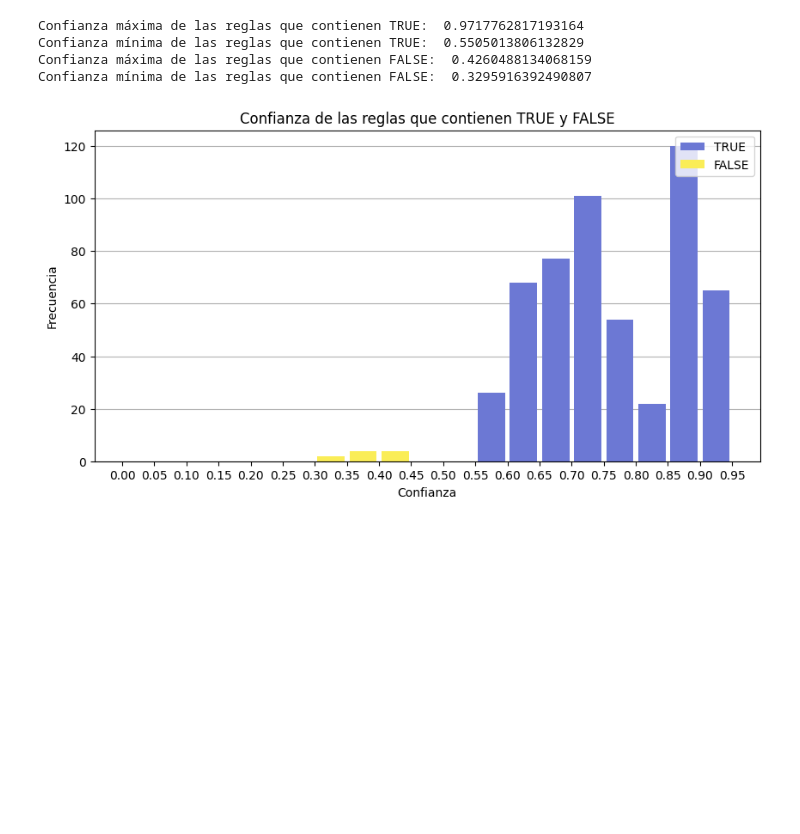
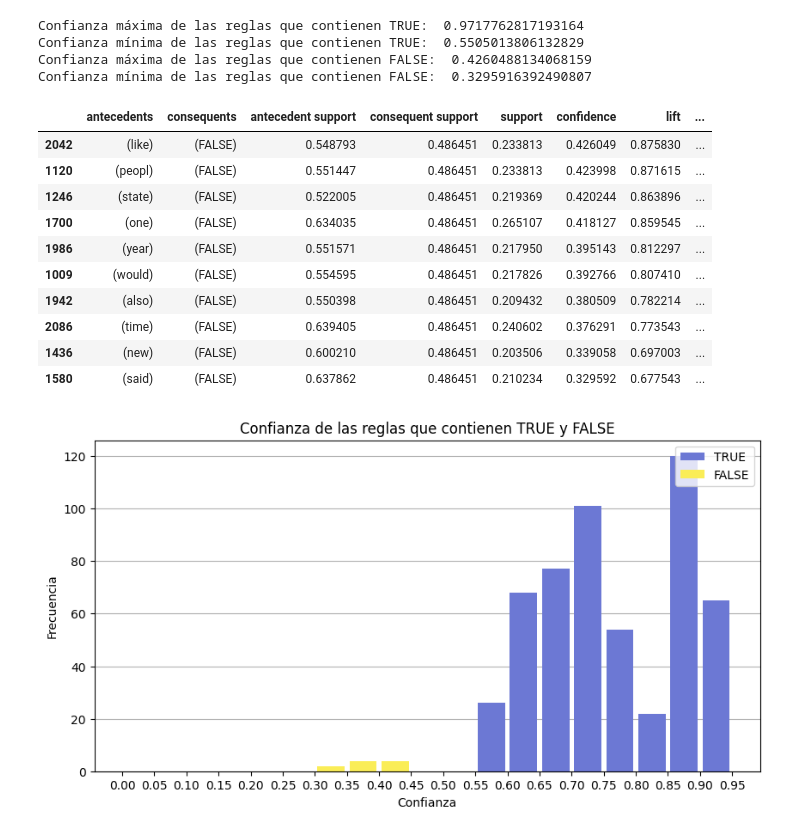
Before and after one commit to jose-jac/TFG, a Jupyter notebook: code/bayesian_network.ipynb, the cells around one changed output. Cells and saved outputs as stored; diff of their text form; code cells hidden in the pictures; blank space fills up the shorter version.

```diff
--- a/code/bayesian_network.ipynb
+++ b/code/bayesian_network.ipynb
@@ -215,6 +215,20 @@ Confianza máxima de las reglas que contienen TRUE:  0.9717762817193164
 Confianza mínima de las reglas que contienen TRUE:  0.5505013806132829
 Confianza máxima de las reglas que contienen FALSE:  0.4260488134068159
 Confianza mínima de las reglas que contienen FALSE:  0.3295916392490807
+# %%
+reglas_false1.sort_values(by=['confidence'], ascending=False).head(25)
+# %% [output]
+|  | antecedents | consequents | antecedent support | consequent support | support | confidence | lift | ... |
+| 2042 | (like) | (FALSE) | 0.548793 | 0.486451 | 0.233813 | 0.426049 | 0.875830 | ... |
+| 1120 | (peopl) | (FALSE) | 0.551447 | 0.486451 | 0.233813 | 0.423998 | 0.871615 | ... |
+| 1246 | (state) | (FALSE) | 0.522005 | 0.486451 | 0.219369 | 0.420244 | 0.863896 | ... |
+| 1700 | (one) | (FALSE) | 0.634035 | 0.486451 | 0.265107 | 0.418127 | 0.859545 | ... |
+| 1986 | (year) | (FALSE) | 0.551571 | 0.486451 | 0.217950 | 0.395143 | 0.812297 | ... |
+| 1009 | (would) | (FALSE) | 0.554595 | 0.486451 | 0.217826 | 0.392766 | 0.807410 | ... |
+| 1942 | (also) | (FALSE) | 0.550398 | 0.486451 | 0.209432 | 0.380509 | 0.782214 | ... |
+| 2086 | (time) | (FALSE) | 0.639405 | 0.486451 | 0.240602 | 0.376291 | 0.773543 | ... |
+| 1436 | (new) | (FALSE) | 0.600210 | 0.486451 | 0.203506 | 0.339058 | 0.697003 | ... |
+| 1580 | (said) | (FALSE) | 0.637862 | 0.486451 | 0.210234 | 0.329592 | 0.677543 | ... |
 # %%
 # Creamos un gráfico donde mostremos las confianzas que tienen true y false
 fig, ax = plt.subplots(figsize=(10, 5))
```
Also changed, not shown: parts of 22 cells of this notebook, 6 other files.
